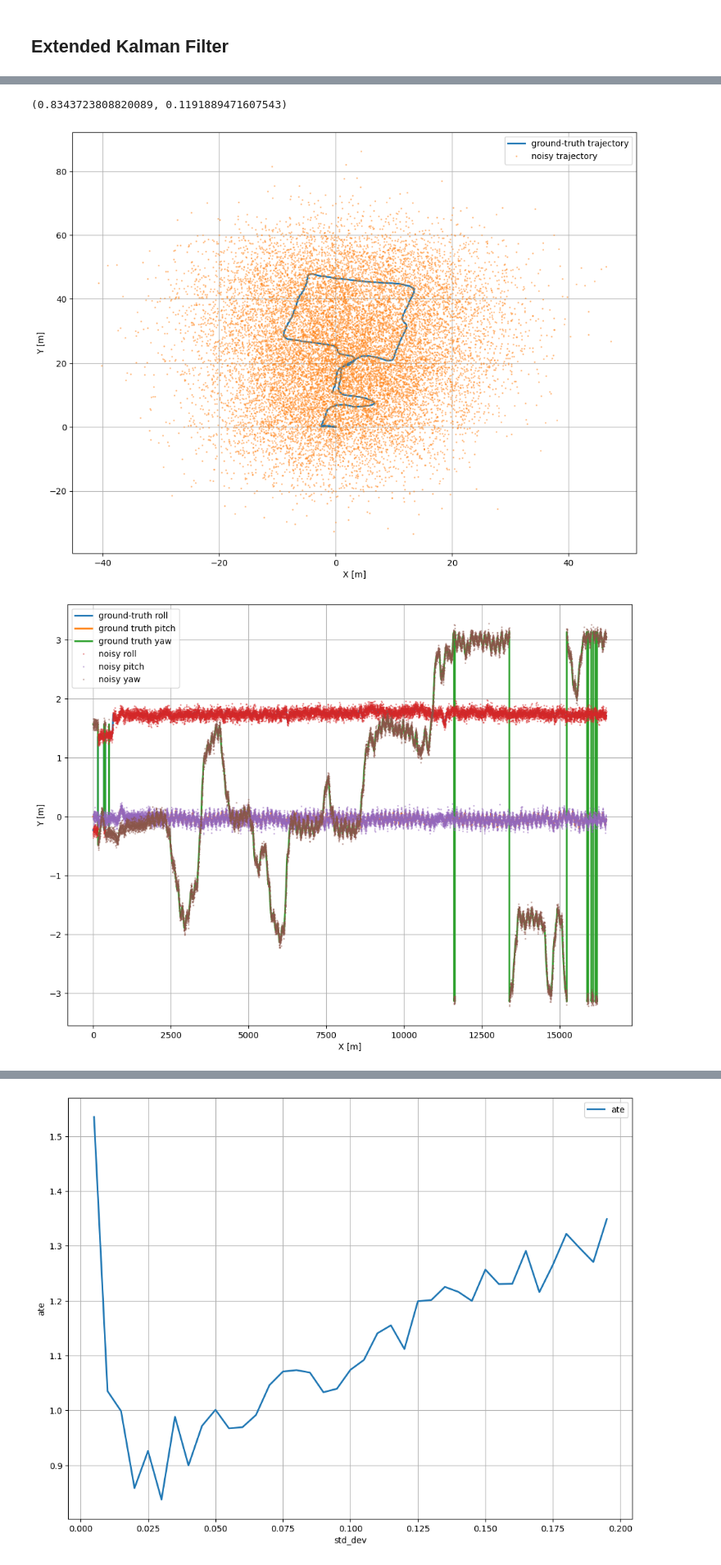
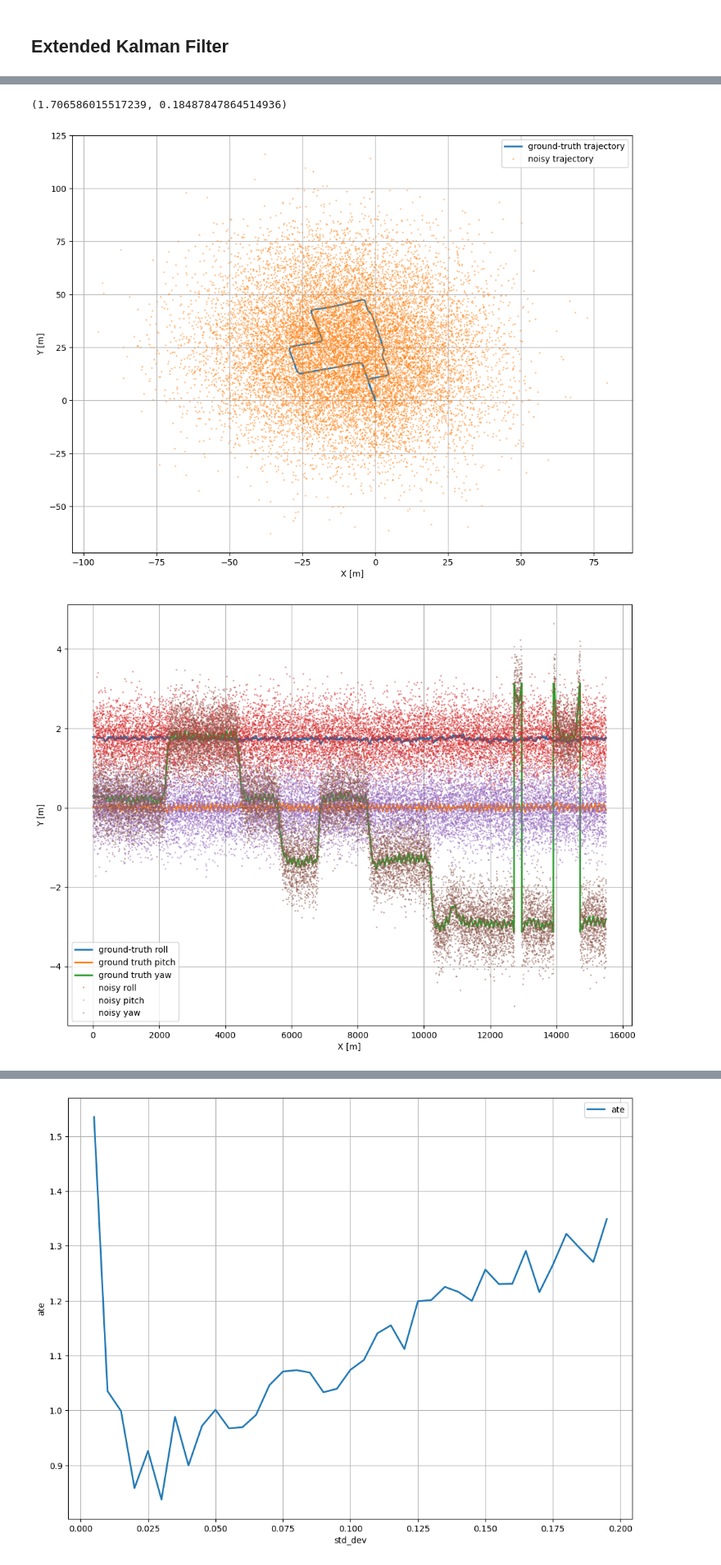
Before and after one commit to AndrewCheam/IMU_localisation, a Jupyter notebook: Oxiod/source/Baselines.ipynb, the cells around one changed output, grey strips where cells are left out. Shown: that part at 82% size. Drawn from its saved outputs; the diff is of its cells as text; code cells hidden in the pictures.

```diff
--- a/Oxiod/source/Baselines.ipynb
+++ b/Oxiod/source/Baselines.ipynb
@@ -214,11 +214,11 @@ def test_kalman_filter(sample_data, gt_noise_std = 2, ori_noise_std = 0.05, std_
     return ate, rte
 # %%
 dataset_folder = osp.join(Path(os.getcwd()).parents[2], 'localisation_datasets')
-data = pd.read_csv(dataset_folder + '/Oxford Inertial Odometry Dataset/large scale/floor1/combined2.csv')
+data = pd.read_csv(dataset_folder + '/Oxford Inertial Odometry Dataset/large scale/floor4/combined2.csv')
 
-sample_data = data.iloc[:16500]
+sample_data = data.iloc[:15500]
 #best std_dev = 0.03
-test_kalman_filter(sample_data, gt_noise_std = 10, ori_noise_std = 0.05, std_dev = 0.03)
+test_kalman_filter(sample_data, gt_noise_std = 20, ori_noise_std = 0.5, std_dev = 0.03)
 
 # ate_list = []
 # std_dev_list = []
@@ -247,3 +247,3 @@ RTE:  0.1191889471607543
-(0.8343723808820089, 0.1191889471607543)
+(1.706586015517239, 0.18487847864514936)
-[figure, old version]
+[figure, new version]
-[figure, old version]
+[figure, new version]
```
Also changed, not shown: parts of 4 cells of this notebook, 3 other files.
